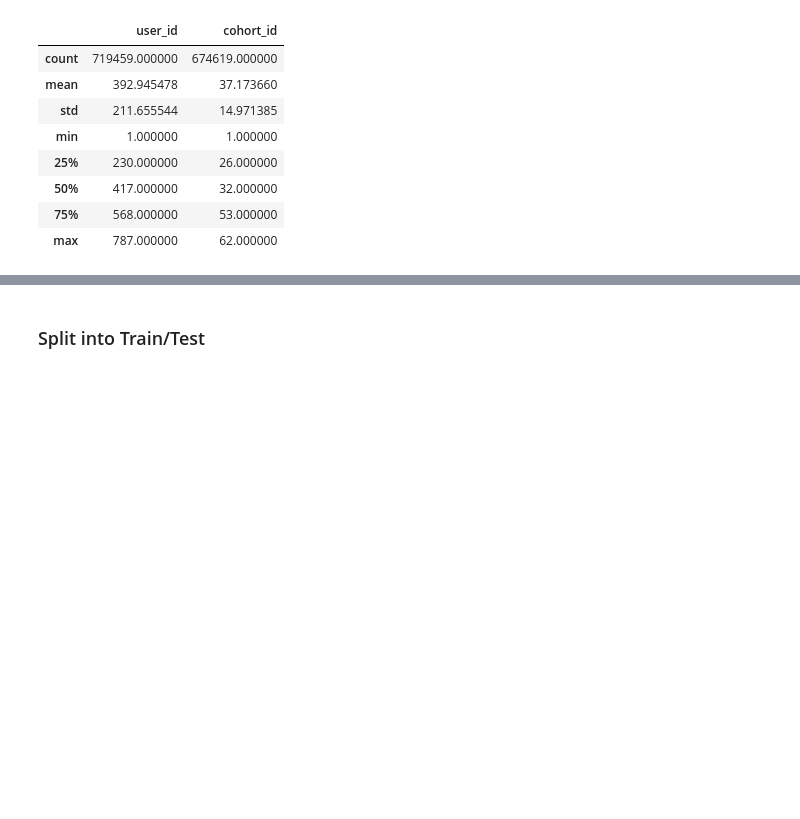
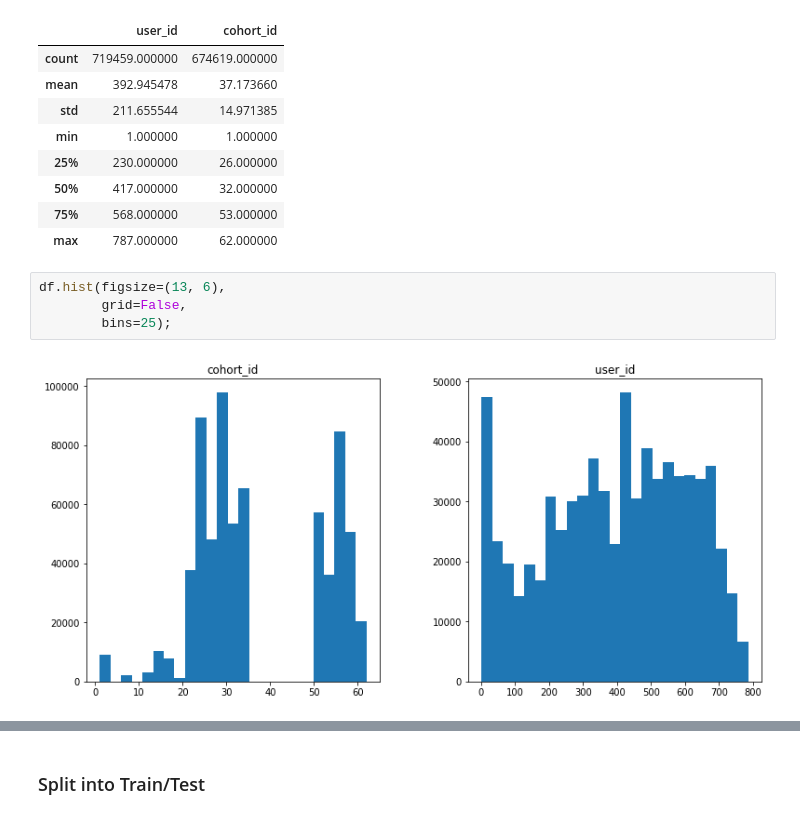
Before and after one commit to dbojado/anomaly-detection-exercises, a Jupyter notebook: time_series_anomaly_detection.ipynb, the cells around one changed output, grey strips where cells are left out. Drawn from its saved outputs; the diff is of its cells as text; blank space fills up the shorter version.

```diff
--- a/time_series_anomaly_detection.ipynb
+++ b/time_series_anomaly_detection.ipynb
@@ -107,3 +109,9 @@ df.describe()
 | 50% | 417.000000 | 32.000000 |
 | 75% | 568.000000 | 53.000000 |
 | max | 787.000000 | 62.000000 |
+# %%
+df.hist(figsize=(13, 6),
+        grid=False,
+        bins=25);
+# %% [output]
+[figure, added]
```
Also changed, not shown: parts of 17 cells of this notebook.
